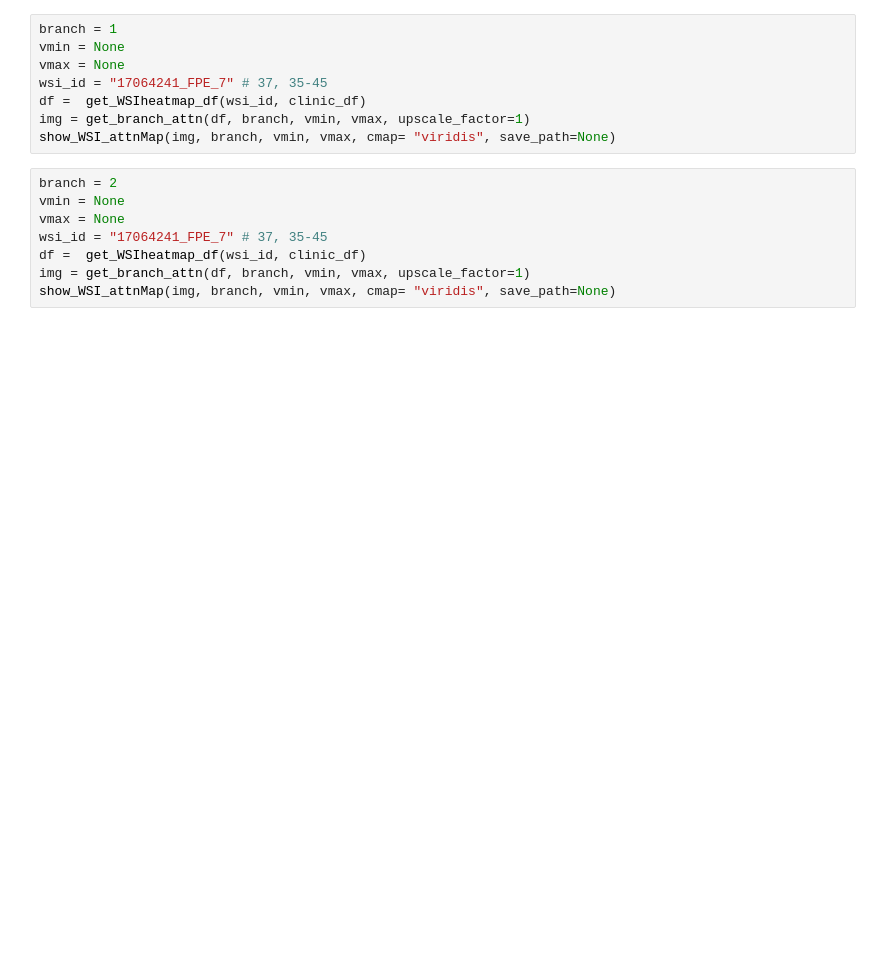
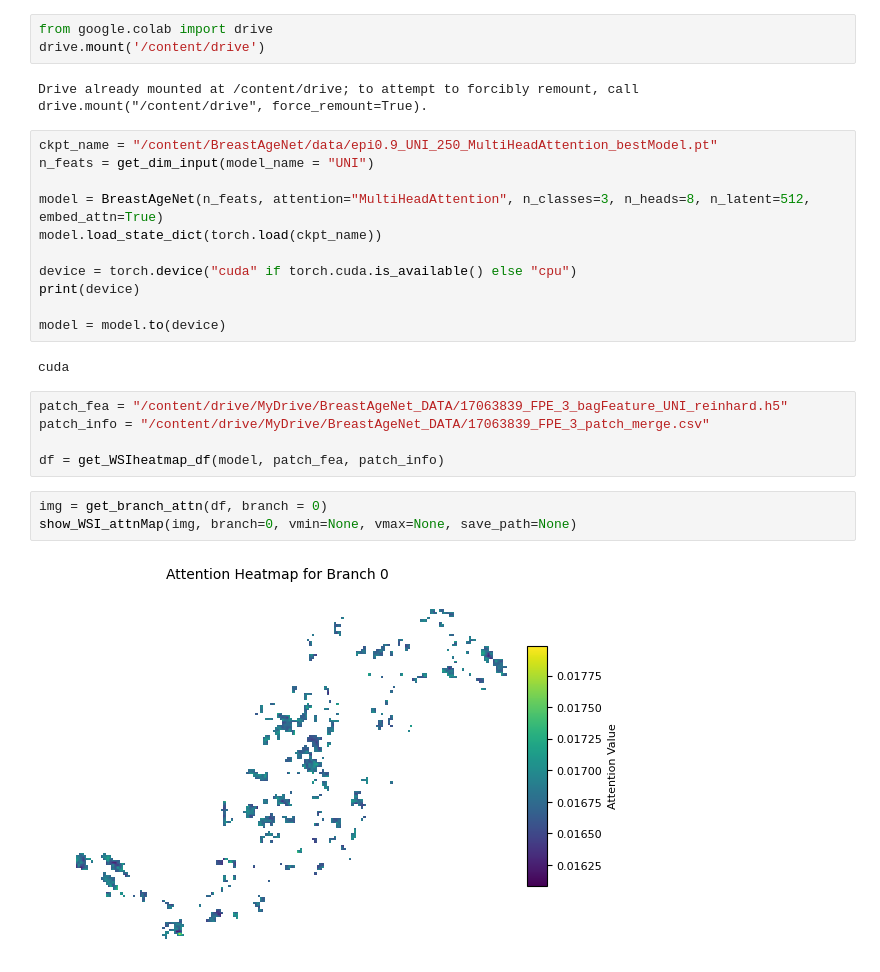
Before and after one commit to SiyuanChen726/BreastAgeNet, a Jupyter notebook: vis_attention_heatmep.ipynb, the cells around one changed output. Cells and saved outputs as stored; diff of their text form; blank space fills up the shorter version.

```diff
--- a/vis_attention_heatmep.ipynb
+++ b/vis_attention_heatmep.ipynb
@@ -28,16 +44,28 @@ show_WSI_attnMap(img, branch, vmin, vmax, cmap= "viridis", save_path=None)
-# %%
-branch = 1
-vmin = None
-vmax = None
-wsi_id = "17064241_FPE_7" # 37, 35-45
-df =  get_WSIheatmap_df(wsi_id, clinic_df)
-img = get_branch_attn(df, branch, vmin, vmax, upscale_factor=1)
-show_WSI_attnMap(img, branch, vmin, vmax, cmap= "viridis", save_path=None)
-# %%
-branch = 2
-vmin = None
-vmax = None
-wsi_id = "17064241_FPE_7" # 37, 35-45
-df =  get_WSIheatmap_df(wsi_id, clinic_df)
-img = get_branch_attn(df, branch, vmin, vmax, upscale_factor=1)
-show_WSI_attnMap(img, branch, vmin, vmax, cmap= "viridis", save_path=None)
+# %%
+from google.colab import drive
+drive.mount('/content/drive')
+# %% [output]
+Drive already mounted at /content/drive; to attempt to forcibly remount, call drive.mount("/content/drive", force_remount=True).
+# %%
+ckpt_name = "/content/BreastAgeNet/data/epi0.9_UNI_250_MultiHeadAttention_bestModel.pt"
+n_feats = get_dim_input(model_name = "UNI")
+
+model = BreastAgeNet(n_feats, attention="MultiHeadAttention", n_classes=3, n_heads=8, n_latent=512, embed_attn=True)
+model.load_state_dict(torch.load(ckpt_name))
+
+device = torch.device("cuda" if torch.cuda.is_available() else "cpu")
+print(device)
+
+model = model.to(device)
+# %% [output]
+cuda
+# %%
+patch_fea = "/content/drive/MyDrive/BreastAgeNet_DATA/17063839_FPE_3_bagFeature_UNI_reinhard.h5"
+patch_info = "/content/drive/MyDrive/BreastAgeNet_DATA/17063839_FPE_3_patch_merge.csv"
+
+df = get_WSIheatmap_df(model, patch_fea, patch_info)
+# %%
+img = get_branch_attn(df, branch = 0)
+show_WSI_attnMap(img, branch=0, vmin=None, vmax=None, save_path=None)
+# %% [output]
+[figure, added]
```
Also changed, not shown: parts of 8 cells of this notebook.
